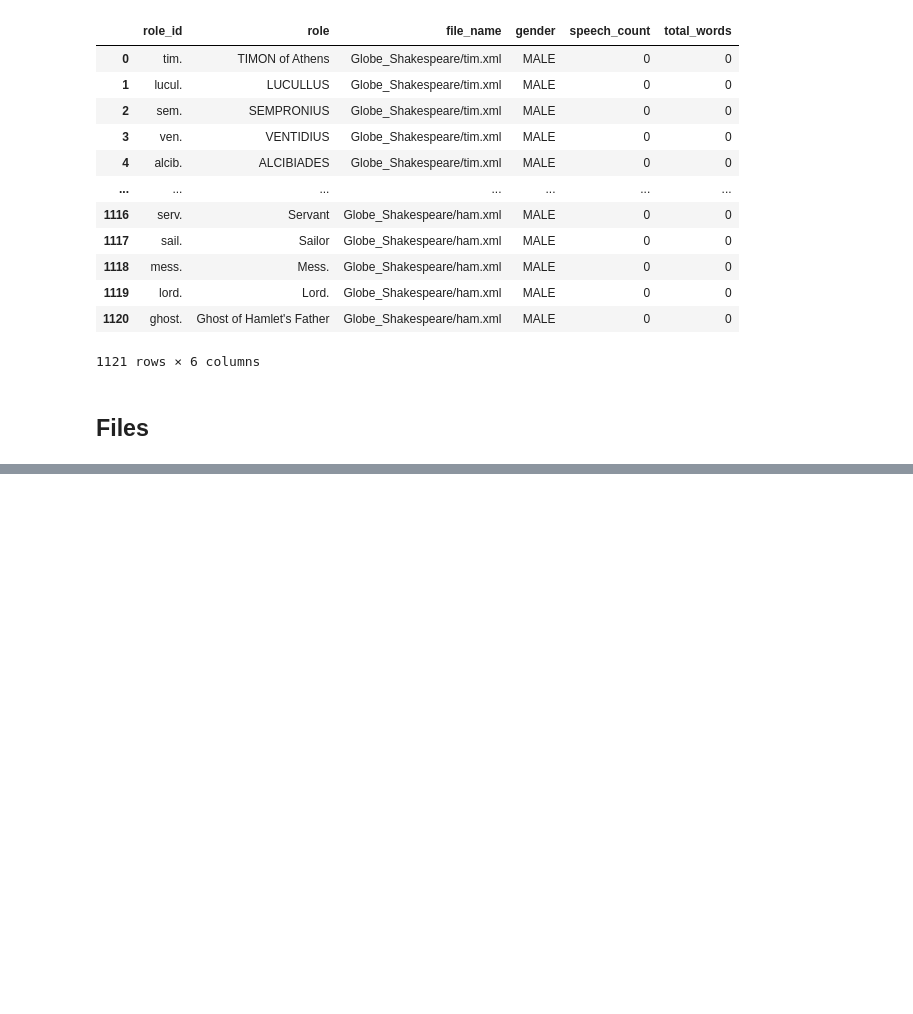
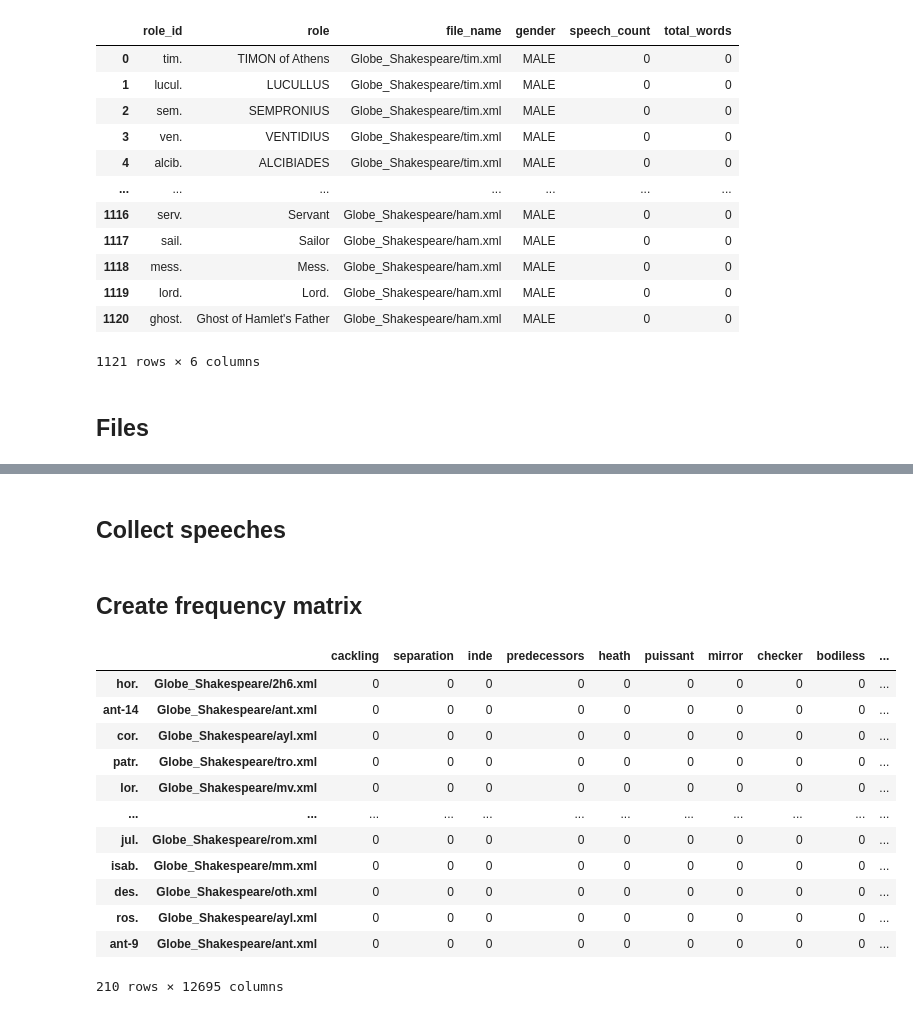
Before and after one commit to johnflanigan/shakespeare-character-genders, a Jupyter notebook: Shakespeare Character Genders.ipynb, the cells around one changed output, grey strips where cells are left out. Drawn from its saved outputs; the diff is of its cells as text; code cells hidden in the pictures; blank space fills up the shorter version.

Commit message:
Add balanced data, filter top 800 words

```diff
--- a/Shakespeare Character Genders.ipynb
+++ b/Shakespeare Character Genders.ipynb
@@ -79,0 +83,3 @@ df.to_csv('processed_data.csv')
+# %%
+balanced_data = pd.read_csv('balanced_data.csv')
+balanced_data
@@ -79,0 +100,32 @@ df.to_csv('processed_data.csv')
+# %%
+role_id_file_name_to_speeches = {}
+
+for index, row in balanced_data.iterrows():
+    role_id_file_name_to_speeches[(row['role_id'], row['file_name'])] = []
+# %% [markdown]
+## Collect speeches
+# %%
+base = 'Globe_Shakespeare/'
+
+for file in files:
+    file_name = base + file
+    with open(file_name, 'r') as tei:
+        soup = BeautifulSoup(tei, 'lxml')
+
+        for speech in soup.find_all('sp'):
+            for tag in speech.find_all(['stage', 'speaker']):
+                tag.decompose()
+
+            text = speech.get_text()
+            words = [word for word in word_tokenize(text) if word.isalpha()]
+
+            if speech.get('who') is not None and (speech.get('who'), file_name) in role_id_file_name_to_speeches:
+                role_id_file_name_to_speeches[(speech.get('who'), file_name)].append(words)
+# %% [markdown]
+## Create frequency matrix
+# %%
+words = set()
+for role_id_file_name, speeches in role_id_file_name_to_speeches.items():
+    for speech in speeches:
+        for word in speech:
+            words.add(word.lower())
@@ -79,0 +145,17 @@ df.to_csv('processed_data.csv')
+# %%
+frequency_matrix = pd.DataFrame(0, index=role_id_file_name_to_speeches.keys(), columns=words)
+frequency_matrix
+# %% [output]
+|  |  | cackling | separation | inde | predecessors | heath | puissant | mirror | checker | bodiless | ... |
+| hor. | Globe_Shakespeare/2h6.xml | 0 | 0 | 0 | 0 | 0 | 0 | 0 | 0 | 0 | ... |
+| ant-14 | Globe_Shakespeare/ant.xml | 0 | 0 | 0 | 0 | 0 | 0 | 0 | 0 | 0 | ... |
+| cor. | Globe_Shakespeare/ayl.xml | 0 | 0 | 0 | 0 | 0 | 0 | 0 | 0 | 0 | ... |
+| patr. | Globe_Shakespeare/tro.xml | 0 | 0 | 0 | 0 | 0 | 0 | 0 | 0 | 0 | ... |
+| lor. | Globe_Shakespeare/mv.xml | 0 | 0 | 0 | 0 | 0 | 0 | 0 | 0 | 0 | ... |
+| ... | ... | ... | ... | ... | ... | ... | ... | ... | ... | ... | ... |
+| jul. | Globe_Shakespeare/rom.xml | 0 | 0 | 0 | 0 | 0 | 0 | 0 | 0 | 0 | ... |
+| isab. | Globe_Shakespeare/mm.xml | 0 | 0 | 0 | 0 | 0 | 0 | 0 | 0 | 0 | ... |
+| des. | Globe_Shakespeare/oth.xml | 0 | 0 | 0 | 0 | 0 | 0 | 0 | 0 | 0 | ... |
+| ros. | Globe_Shakespeare/ayl.xml | 0 | 0 | 0 | 0 | 0 | 0 | 0 | 0 | 0 | ... |
+| ant-9 | Globe_Shakespeare/ant.xml | 0 | 0 | 0 | 0 | 0 | 0 | 0 | 0 | 0 | ... |
+210 rows × 12695 columns
```
Also changed, not shown: parts of 12 cells of this notebook, 1 other file.
